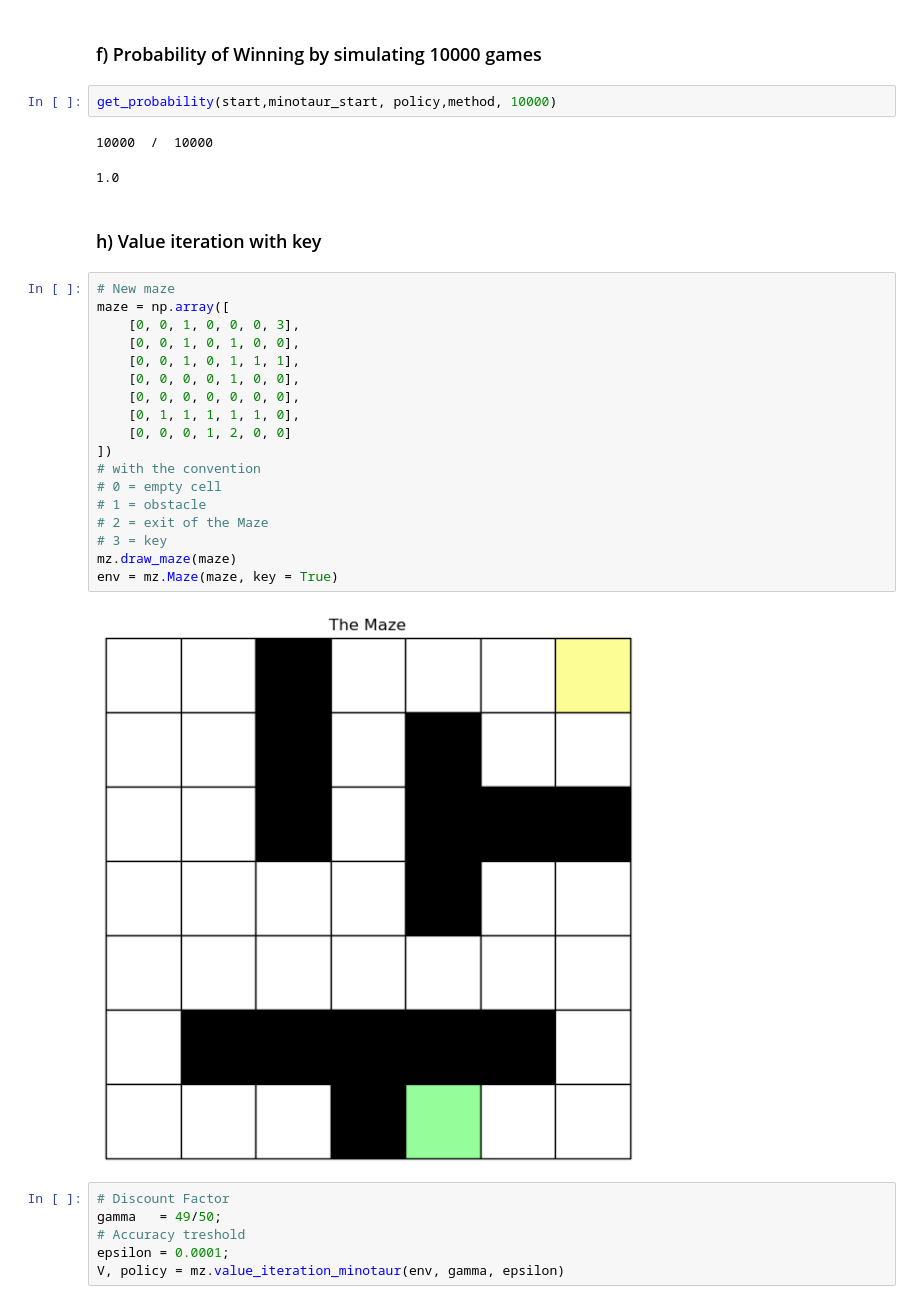
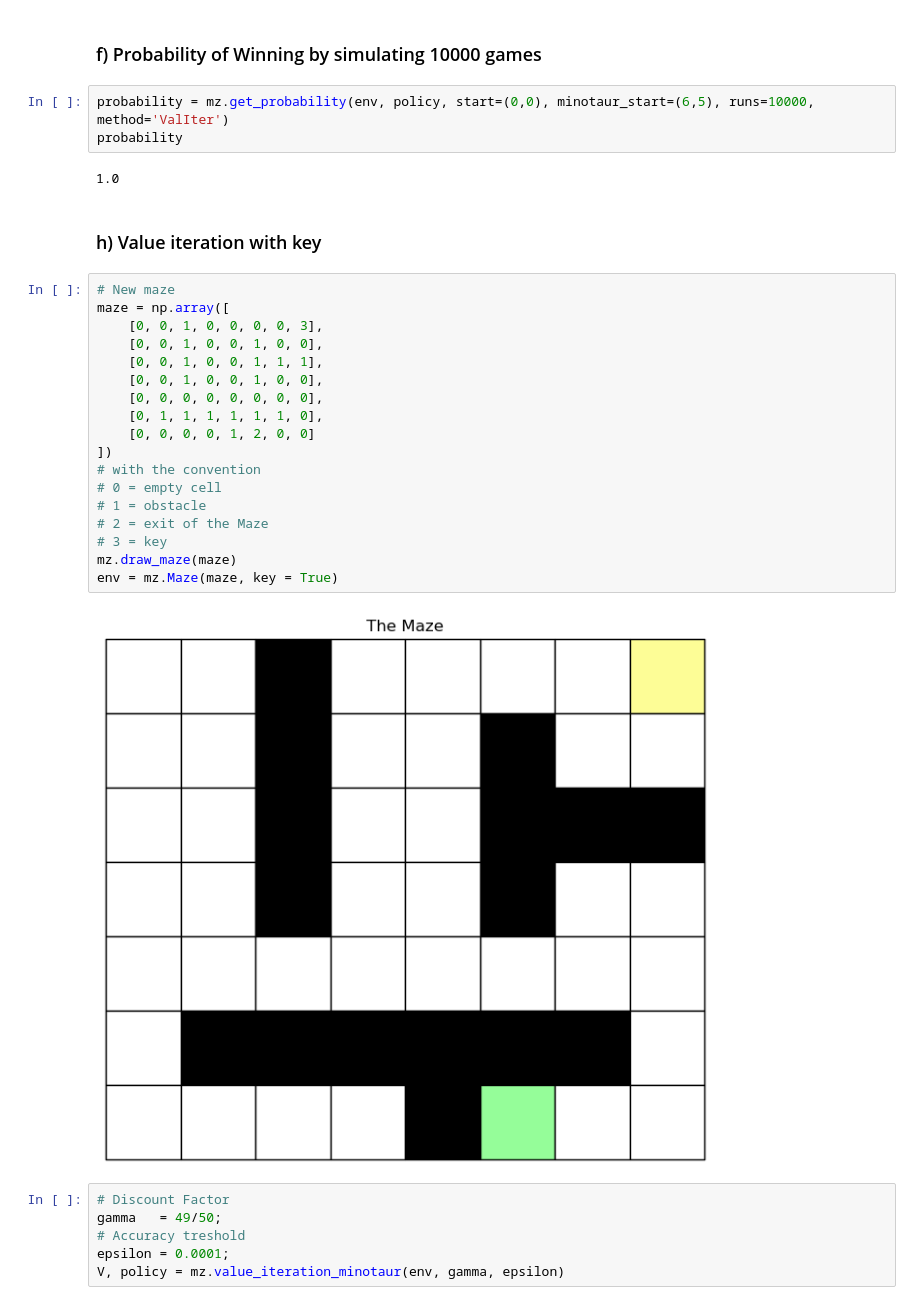
Before and after one commit to citrovin/reinforcement-learning, a Jupyter notebook: lab1/lab1.ipynb, the cells around one changed output. Saved outputs shown, nothing was run; the diff lists cells and outputs as text.

```diff
--- a/lab1/lab1.ipynb
+++ b/lab1/lab1.ipynb
@@ -185,32 +195,32 @@ mz.animate_solution(maze, path, minotaur_path)
 # %% [markdown]
 ### f) Probability of Winning by simulating 10000 games
-# %%
-get_probability(start,minotaur_start, policy,method, 10000)
-# %% [output]
-10000  /  10000
-1.0
+# %%
+probability = mz.get_probability(env, policy, start=(0,0), minotaur_start=(6,5), runs=10000, method='ValIter')
+probability
+# %% [output]
+1.0
 # %% [markdown]
 ### h) Value iteration with key
 # %%
 # New maze
 maze = np.array([
-    [0, 0, 1, 0, 0, 0, 3],
-    [0, 0, 1, 0, 1, 0, 0],
-    [0, 0, 1, 0, 1, 1, 1],
-    [0, 0, 0, 0, 1, 0, 0],
-    [0, 0, 0, 0, 0, 0, 0],
-    [0, 1, 1, 1, 1, 1, 0],
-    [0, 0, 0, 1, 2, 0, 0]
+    [0, 0, 1, 0, 0, 0, 0, 3],
+    [0, 0, 1, 0, 0, 1, 0, 0],
+    [0, 0, 1, 0, 0, 1, 1, 1],
+    [0, 0, 1, 0, 0, 1, 0, 0],
+    [0, 0, 0, 0, 0, 0, 0, 0],
+    [0, 1, 1, 1, 1, 1, 1, 0],
+    [0, 0, 0, 0, 1, 2, 0, 0]
 ])
 # with the convention
 # 0 = empty cell
 # 1 = obstacle
 # 2 = exit of the Maze
 # 3 = key
 mz.draw_maze(maze)
 env = mz.Maze(maze, key = True)
 # %% [output]
-[figure, old version]
+[figure, new version]
 # %%
 # Discount Factor
 gamma   = 49/50;
```
Also changed, not shown: parts of 25 cells of this notebook, 11 other files.
